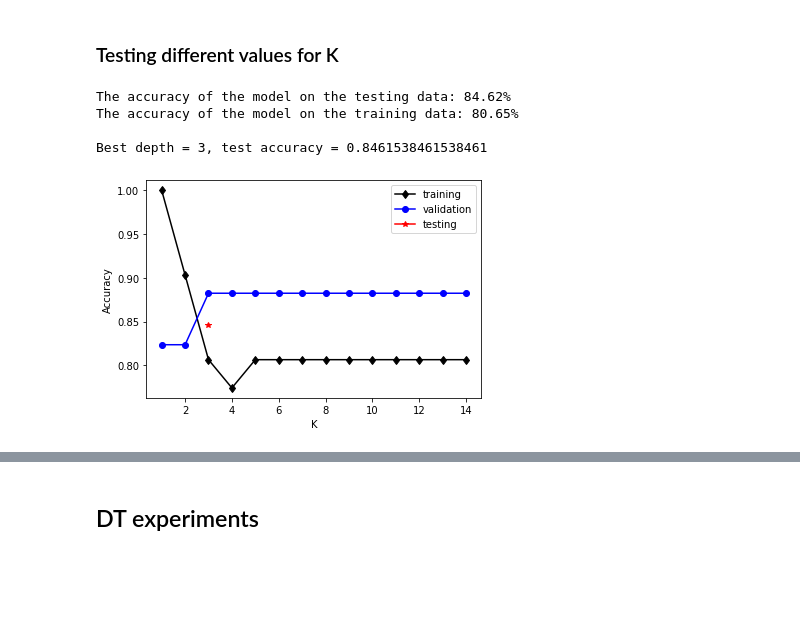
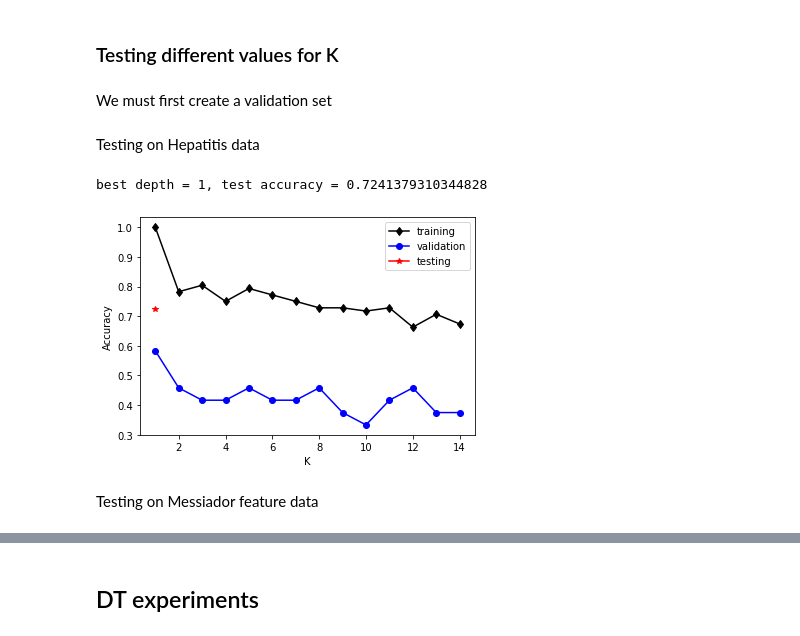
Before and after one commit to faithrts/ML-Intro, a Jupyter notebook: A1_Draft.ipynb, the cells around one changed output, grey strips where cells are left out. Drawn from its saved outputs; the diff is of its cells as text; code cells hidden in the pictures; blank space fills up the shorter version.

```diff
--- a/A1_Draft.ipynb
+++ b/A1_Draft.ipynb
@@ -1042,6 +739,3 @@ class DecisionTree:
 # Running experiments
 # %% [markdown]
 ## KNN experiments
-# %%
-### running KNN on all hep_df data
-run_KNN(x_train_hep, x_test_hep, y_train_hep, y_test_hep, hep_df)
@@ -1116,0 +744,30 @@ The accuracy of the model on the training data: 80.56%
+# %%
+### running KNN to find test accuracy and training accuracy
+def simpleTest(x_train, y_train, x_test, y_test, k):
+  # creates a new KNN model
+  knn_model = KNN(K = k)
+  knn_model = knn_model.fit(x_train, y_train)
+  # fits the model to the training data, then tests the model on the test
+  # data for K = 3
+  class_prob, knn_arr = knn_model.predict(x_test)
+  tr_class_prob, _ = knn_model.predict(x_train)
+
+  # outputs an array of the most likely class labels for each instance in x_test
+  class_pred = np.argmax(class_prob, axis = -1)
+  train_pred = np.argmax(tr_class_prob, axis = -1)
+  # finds the training accuracy of the model
+  test_accuracy = evaluate_acc(y_test, class_pred)
+  train_accuracy = evaluate_acc(y_train, train_pred)
+  # creates boolean arrays to represent correct and incorrect predictions
+  correct_pred = class_pred == y_test
+  incorrect_pred = np.logical_not(correct_pred)
+
+  print("K = " + str(k))
+  print("The accuracy of the model on the training data is: " + str(round((train_accuracy * 100), 2)) + "%")
+  print("The accuracy of the model on the test data is: " + str(round((test_accuracy * 100), 2)) + "%")
+
+x_train, y_train, x_test, y_test = train_test_split(hep_df)
+simpleTest(x_train, y_train, x_test, y_test, k=3)
+
+x_train, y_train, x_test, y_test = train_test_split(mess_df)
+simpleTest(x_train, y_train, x_test, y_test, k=3)
@@ -1116,0 +776,6 @@ The accuracy of the model on the training data: 80.56%
+# %%
+from sklearn.neighbors import KNeighborsClassifier
+knn = KNeighborsClassifier(n_neighbors=1) # n_neighbors=5 (default)
+fit = knn.fit(x_train, y_train)
+pred_y = fit.predict(x_test)
+evaluate_acc(y_test, pred_y)
@@ -1117,2 +890,4 @@ The accuracy of the model on the training data: 80.56%
 # %% [markdown]
 ### Testing different values for K
+# %% [markdown]
+We must first create a validation set
@@ -1119,10 +944,13 @@ The accuracy of the model on the training data: 80.56%
+# %% [markdown]
+Testing on Hepatitis data
 # %%
+from sklearn.model_selection import train_test_split
+np.random.seed(1234)
 x = hep_df.iloc[:, :-1].to_numpy()
-y = hep_df.iloc[:, -1].to_numpy()
-test_diff_K(x, y)
+y = np.ravel((hep_df.iloc[:, -1:]).to_numpy())
+testDifK(x, y, 'hep_knn_chooseK.png')
 # %% [output]
-The accuracy of the model on the testing data: 84.62%
-The accuracy of the model on the training data: 80.65%
-
-Best depth = 3, test accuracy = 0.8461538461538461
+best depth = 1, test accuracy = 0.7241379310344828
-[figure, old version]
+[figure, new version]
+# %% [markdown]
+Testing on Messiador feature data
```
Also changed, not shown: parts of 124 cells of this notebook.
